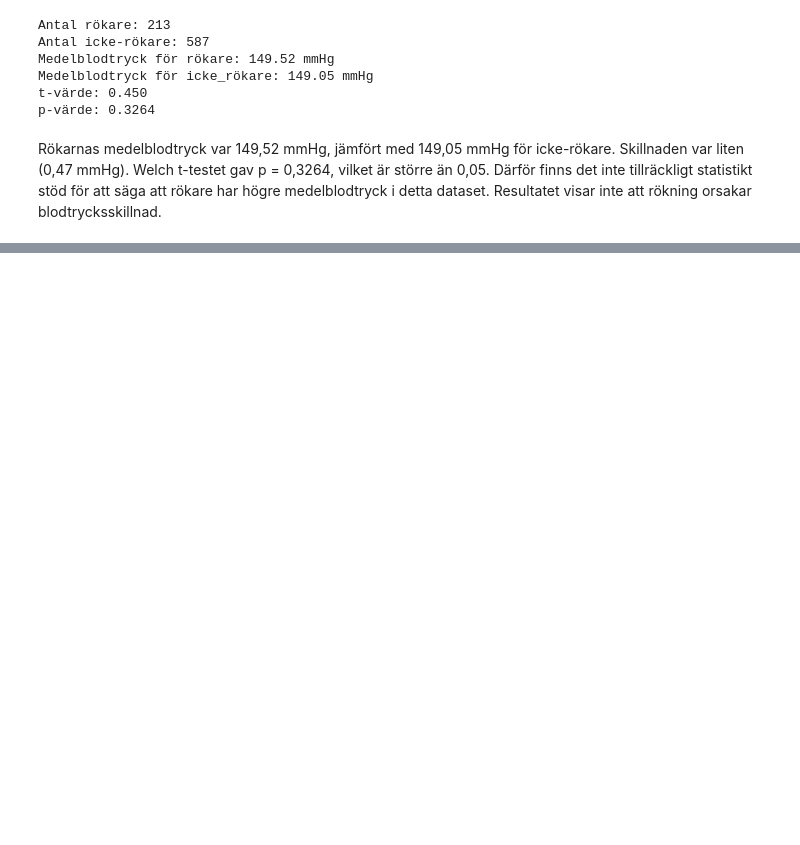
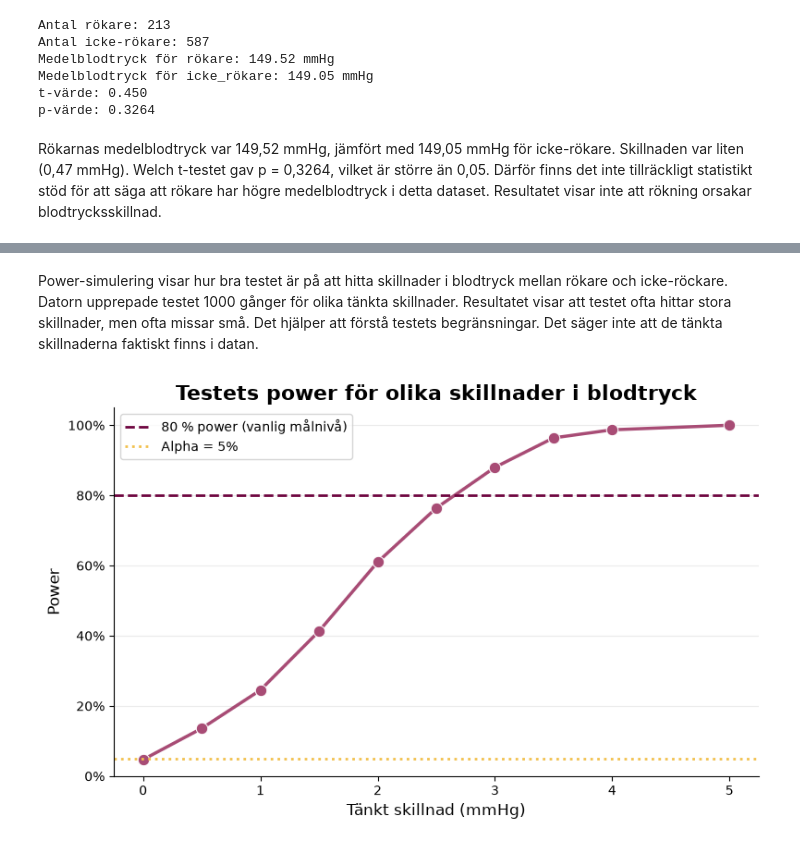
Before and after one commit to idaebeling/halsostudie, a Jupyter notebook: notebooks/halsostudie_del1.ipynb, the cells around one changed output, grey strips where cells are left out. Saved outputs shown, nothing was run; the diff lists cells and outputs as text; code cells hidden in the pictures; blank space fills up the shorter version.

```diff
--- a/notebooks/halsostudie_del1.ipynb
+++ b/notebooks/halsostudie_del1.ipynb
@@ -308,0 +447,36 @@ Resultatet visar inte att rökning orsakar blodtrycksskillnad.
+# %% [markdown]
+ Power-simulering visar hur bra testet är på att hitta skillnader i blodtryck mellan rökare och icke-röckare. Datorn upprepade testet 1000 gånger för olika tänkta skillnader. Resultatet visar att testet ofta hittar stora skillnader, men ofta missar små. Det hjälper att förstå testets begränsningar. Det säger inte att de tänkta skillnaderna faktiskt finns i datan.
+# %%
+plt.figure(figsize=(8, 5))
+
+sns.lineplot(
+    x=tänkta_skillnader,
+    y=power_lista,
+    marker="o",
+    markersize=9,
+    color="#A84c75",
+    linewidth=2.5
+)
+
+plt.axhline(0.8, color="#6e043F", linestyle="--", linewidth=2, label="80 % power (vanlig målnivå)")
+plt.axhline(alpha, color="#F2C14E", linestyle=":", linewidth=2, label=f"Alpha = {alpha:.0%}")
+
+ax= plt.gca()
+ax.yaxis.set_major_formatter(PercentFormatter(1.0))
+
+plt.title("Testets power för olika skillnader i blodtryck", fontsize=16, weight="bold")
+plt.xlabel("Tänkt skillnad (mmHg)", fontsize=12)
+plt.ylabel("Power", fontsize=12)
+plt.ylim(0, 1.05)
+plt.legend()
+plt.grid(axis="y", alpha=0.25)
+sns.despine()
+plt.tight_layout()
+
+
+
+os.makedirs("bilder", exist_ok=True)
+plt.savefig("bilder/power_diagram.png", dpi=150, bbox_inches="tight")
+plt.show()
+# %% [output]
+[figure, added]
```
Also changed, not shown: parts of 29 cells of this notebook, 4 other files.
